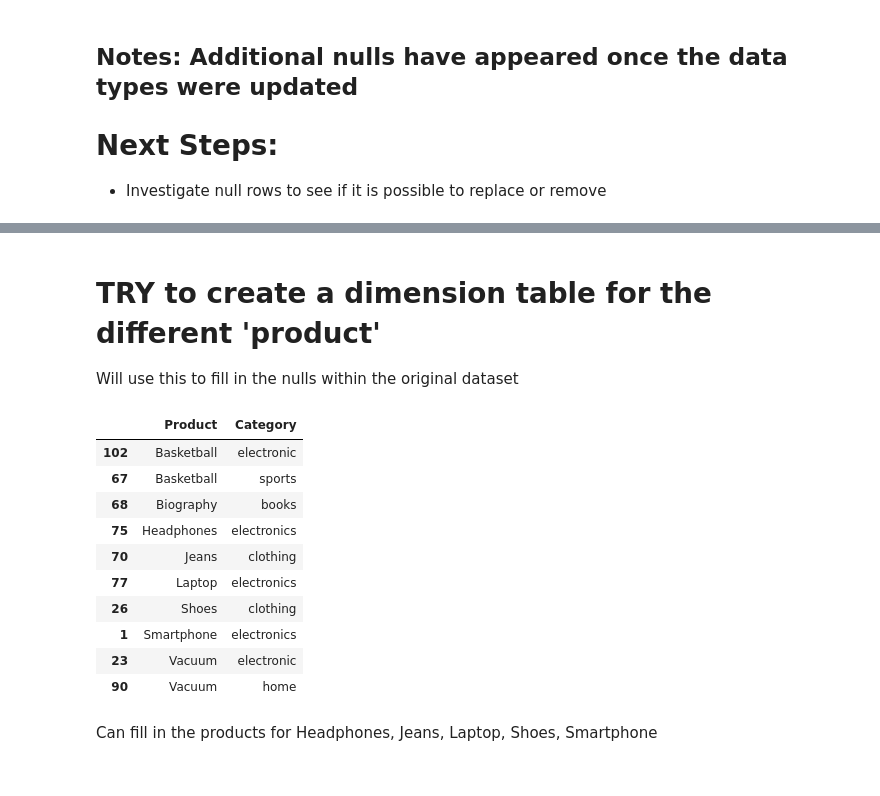
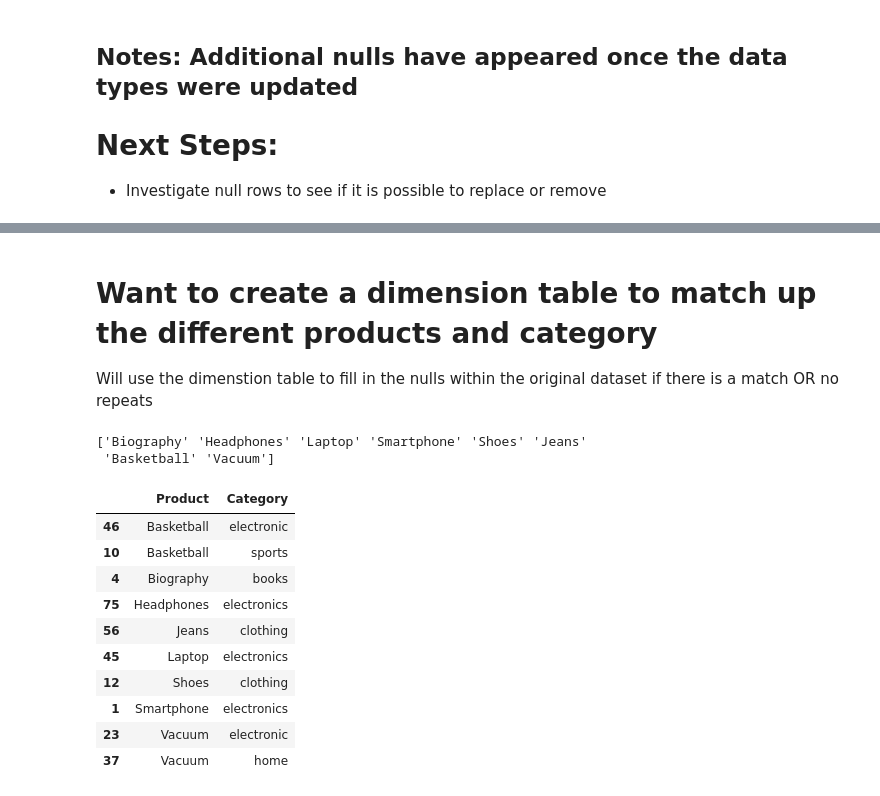
Before and after one commit to anaisrcast/Data-Science-Practice, a Jupyter notebook: SalesData.ipynb, the cells around one changed output, grey strips where cells are left out. Cells and saved outputs as stored; diff of their text form; code cells hidden in the pictures.

Commit message:
Finished Cleaning the Sales data on 10/5/26

```diff
--- a/SalesData.ipynb
+++ b/SalesData.ipynb
@@ -93,0 +94,3 @@ Will probably delete since Order_date, Quantity and Total is missing [put code h
+# %%
+sales_df = sales_df.dropna(subset = ['Order_Date'])
+sales_df.info()
@@ -106,5 +130,12 @@ sales_df[sales_df['Category'].isnull()]
 # %% [markdown]
-# **TRY** to create a dimension table for the different 'product'
+# Want to create a dimension table to match up the different products and category
 
-Will use this to fill in the nulls within the original dataset
+Will use the dimenstion table to fill in the nulls within the original dataset if there is a match OR no repeats
+# %%
+#Grabbing the Products for the Categories that are null to use later...
+Product_Nulls = sales_df[sales_df['Category'].isnull()]['Product'].unique()
+print(Product_Nulls)
+# %% [output]
+['Biography' 'Headphones' 'Laptop' 'Smartphone' 'Shoes' 'Jeans'
+ 'Basketball' 'Vacuum']
 # %%
@@ -112,18 +144,16 @@ prod_cat_df = sales_df[['Product', 'Category']].dropna()
 prod_cat_df = prod_cat_df.drop_duplicates()
 prod_cat_df = prod_cat_df.sort_values(['Product', 'Category'])
 # %%
-prod_cat_df[prod_cat_df['Product'].isin(['Vacuum','Headphones', 'Basketball', 'Smartphone', 'Jeans', 'Biography', 'Shoes','Laptop'])]
+prod_cat_df[prod_cat_df['Product'].isin(Product_Nulls)]
 # %% [output]
 |  | Product | Category |
-| 102 | Basketball | electronic |
-| 67 | Basketball | sports |
-| 68 | Biography | books |
+| 46 | Basketball | electronic |
+| 10 | Basketball | sports |
+| 4 | Biography | books |
 | 75 | Headphones | electronics |
-| 70 | Jeans | clothing |
-| 77 | Laptop | electronics |
-| 26 | Shoes | clothing |
+| 56 | Jeans | clothing |
+| 45 | Laptop | electronics |
+| 12 | Shoes | clothing |
 | 1 | Smartphone | electronics |
 | 23 | Vacuum | electronic |
-| 90 | Vacuum | home |
+| 37 | Vacuum | home |
-# %% [markdown]
-Can fill in the products for Headphones, Jeans, Laptop, Shoes, Smartphone
```
Also changed, not shown: parts of 24 cells of this notebook.
